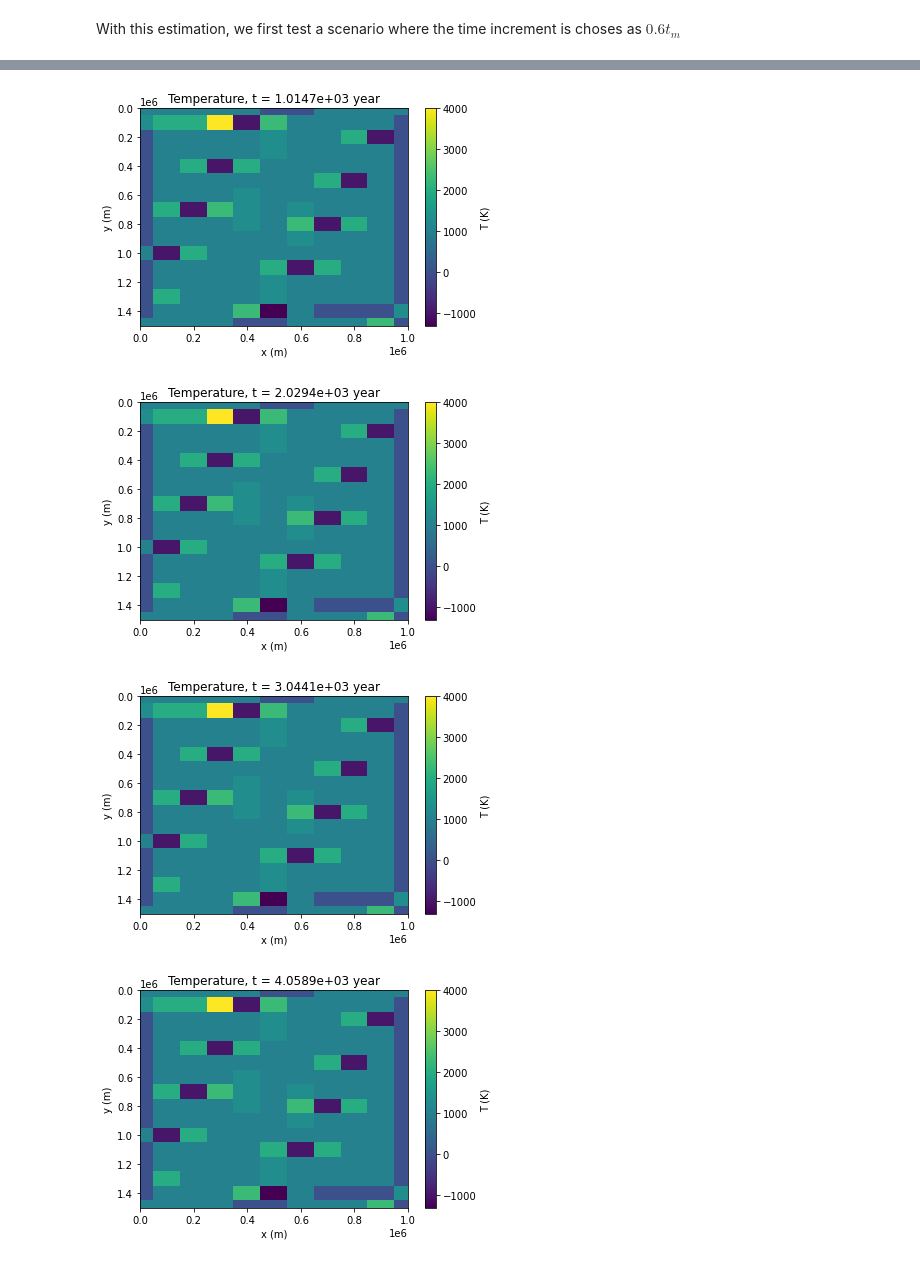
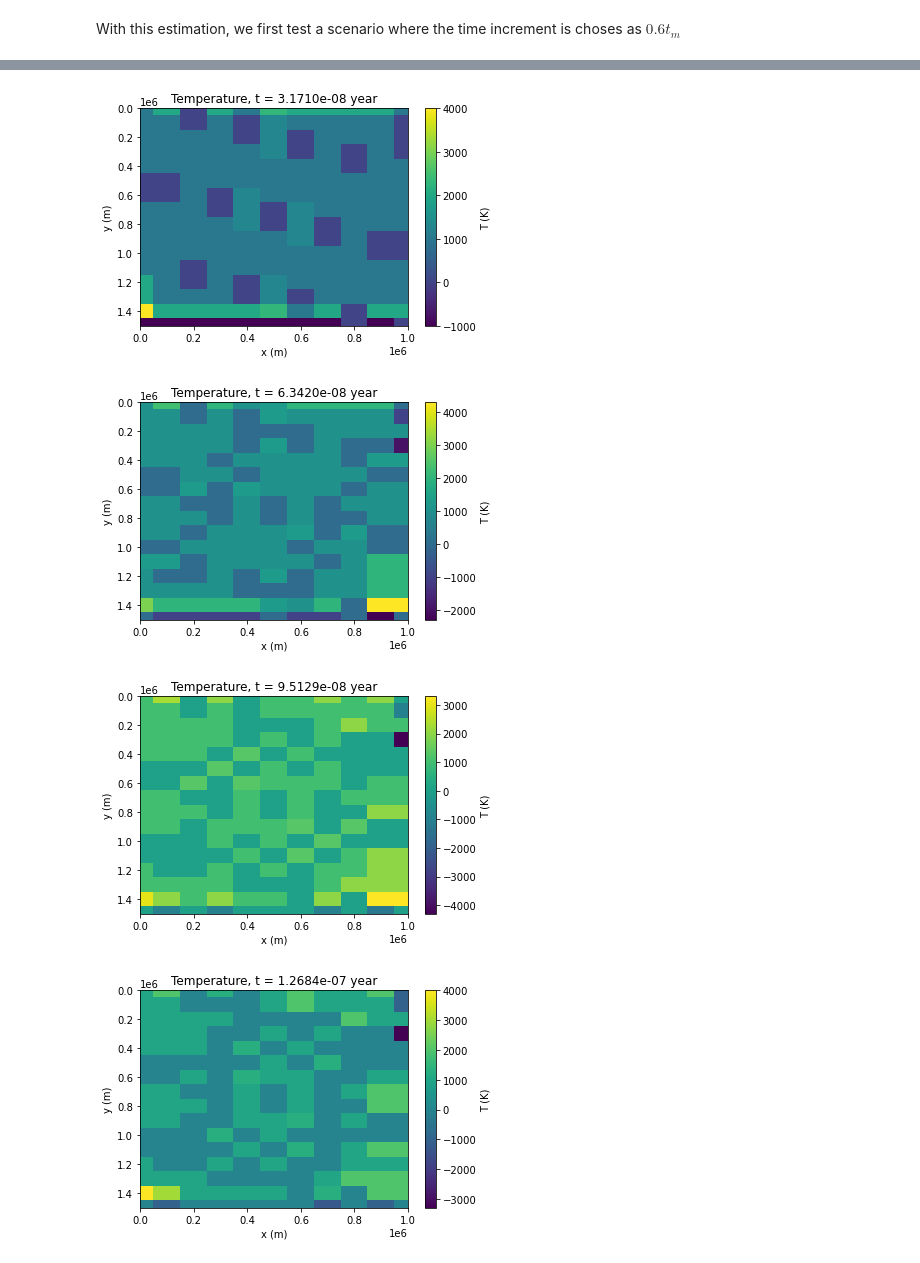
Before and after one commit to lhy11009/gerya_ipynb, a Jupyter notebook: CH10/Explicit_Implicit2D.ipynb, the cells around one changed output, grey strips where cells are left out. Drawn from its saved outputs; the diff is of its cells as text; code cells hidden in the pictures.

```diff
--- a/CH10/Explicit_Implicit2D.ipynb
+++ b/CH10/Explicit_Implicit2D.ipynb
@@ -88,15 +98,16 @@ Limit on time step: 1.6912e+03 year
 # %% [markdown]
 With this estimation, we first test a scenario where the time increment is choses as $0.6 t_m$
 # %%
-dt = 0.6 * dt_m
+# dt = 0.6 * dt_m
+dt = 1.0  # debug: with this, the temperature profile should be the initial profile
 total_step = 10
 # initiate solver
 HCSolver = EXPLICIT_SOLVER(Mesh2d, use_constant_thermal_conductivity=True)
 HCSolver.initial_temperature(Ts_init)  # use the rectangular perturbation as the initial temperature
-HCSolver.assemble(thermal_conductivity, rho, cp, dt)
 
 for step in range(total_step):
-    # solve
+    # assemble and solve
+    HCSolver.assemble(thermal_conductivity, rho, cp, dt)
     HCSolver.solve()
     # export and plot
     xxs, yys, Ts = HCSolver.export()
@@ -124,4 +135,4 @@ Temperature solver: 2.8229e-04 s to solver
-[figure, old version]
+[figure, new version]
-[figure, old version]
+[figure, new version]
-[figure, old version]
+[figure, new version]
-[figure, old version]
+[figure, new version]
```
Also changed, not shown: parts of 2 cells of this notebook, 2 other files.
